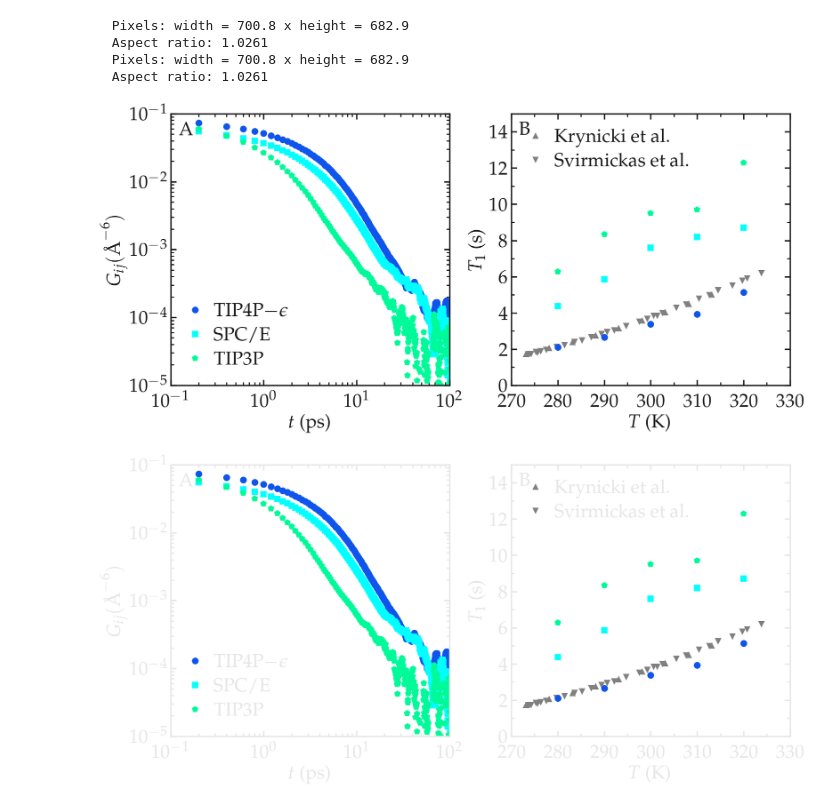
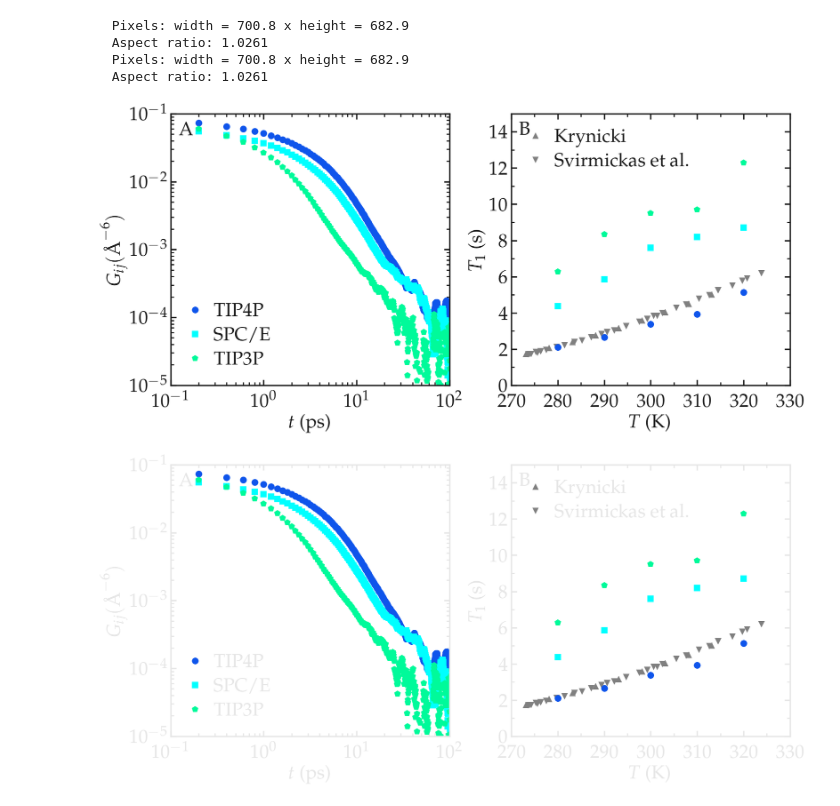
Before and after one commit to NMRDfromMD/nmrdfrommd.github.io, a Jupyter notebook: docs/source/theory/best-practice/water-ff.ipynb, the cells around one changed output. Drawn from its saved outputs; the diff is of its cells as text; code cells hidden in the pictures.

Commit message:
updated image

```diff
--- a/docs/source/theory/best-practice/water-ff.ipynb
+++ b/docs/source/theory/best-practice/water-ff.ipynb
@@ -47,7 +47,7 @@ for dark_mode in [False, True]:
     t, GR = np.loadtxt("water-ff/GR_T300K_TIP4P.dat").T
     myplt.add_plot(x = t, y = GT+GR, type = "loglog", linewidth_data = 3,
                 marker = "o", data_color = colors[0][:3],
-                markersize = 12, data_label = r'TIP4P$-\epsilon$')
+                markersize = 12, data_label = r'TIP4P')
 
     t, GT = np.loadtxt("water-ff/GT_T300K_SPCE.dat").T
     t, GR = np.loadtxt("water-ff/GR_T300K_SPCE.dat").T
@@ -70,38 +70,38 @@ for dark_mode in [False, True]:
     T, T1 = np.loadtxt("water-ff/T1_Krynicki.dat").T
     myplt.add_plot(x = T, y = T1, type = "plot", linewidth_data = 3,
                 marker = "^", data_color = np.array([0.5, 0.5, 0.5]),
-                markersize = 12, data_label = r'Krynicki et al.')
+                markersize = 12, data_label = r'Krynicki')
 
     T, T1 = np.loadtxt("water-ff/T1_Svirmickas.dat").T
     myplt.add_plot(x = T, y = T1, type = "plot", linewidth_data = 3,
                 marker = "v", data_color = np.array([0.5, 0.5, 0.5]),
                 markersize = 12 , data_label = r'Svirmickas et al.')
 
     T, T1 = np.loadtxt("water-ff/T1_TIP4Peps.dat").T
     myplt.add_plot(x = T, y = T1, type = "plot", linewidth_data = 3,
                 marker = "o", data_color = colors[0][:3],
                 markersize = 12) #, data_label = r'TIP4P$-\epsilon$')
 
     T, T1 = np.loadtxt("water-ff/T1_SPCE.dat").T
     myplt.add_plot(x = T, y = T1, type = "plot", linewidth_data = 3,
                 marker = "s", data_color = colors[1][:3],
                 markersize = 12) #, data_label = r'SPC/E')
 
     T, T1 = np.loadtxt("water-ff/T1_TIP3P.dat").T
     myplt.add_plot(x = T, y = T1, type = "plot", linewidth_data = 3,
                 marker = "p", data_color = colors[2][:3],
                 markersize = 12) #, data_label = r'TIP3P')
 
     myplt.complete_panel(xlabel = r'$T$ (K)', ylabel = r'$T_1$ (s)',
                          xpad = 15, legend=True, handlelength_legend=1)
     myplt.set_boundaries(x_boundaries=(270, 330), y_boundaries=(0, 15))
 
     myplt.add_subplotlabels(type_label_panel = "A")
     myplt.save_figure(filename = "water-ff", saving_path = git_path+path_figures)
 # %% [output]
   Pixels: width = 700.8 x height = 682.9
   Aspect ratio: 1.0261
   Pixels: width = 700.8 x height = 682.9
   Aspect ratio: 1.0261
-[figure, old version]
+[figure, new version]
 [figure]
```
Also changed, not shown: 5 other files.
